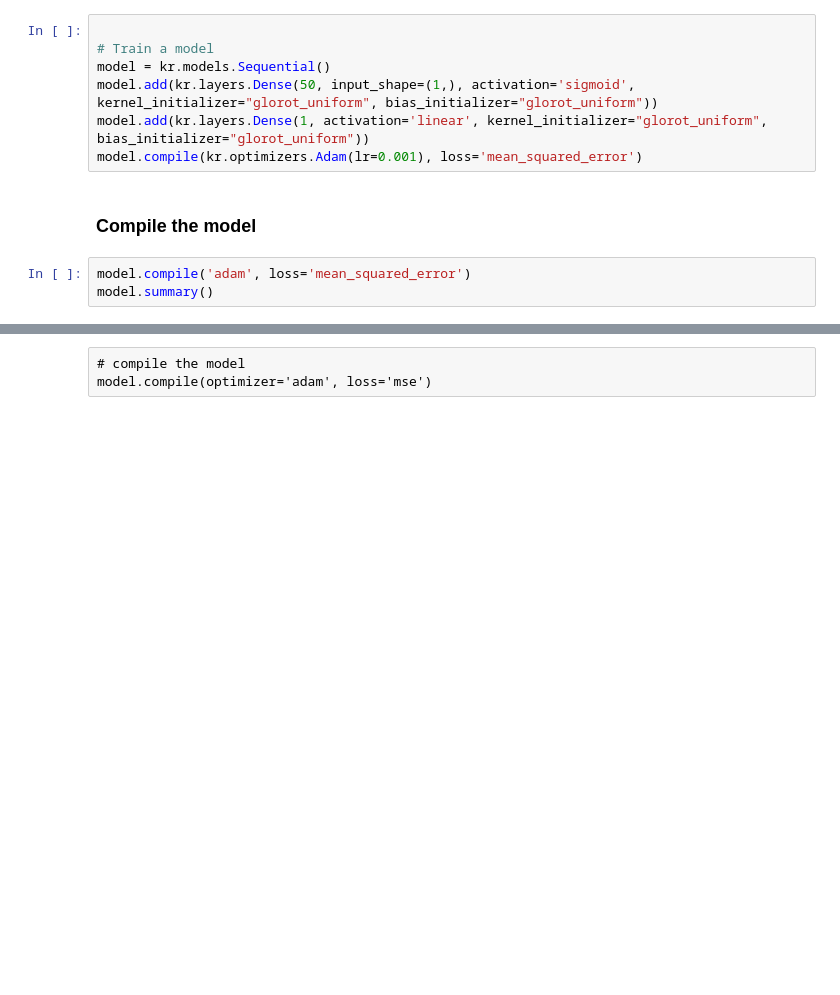
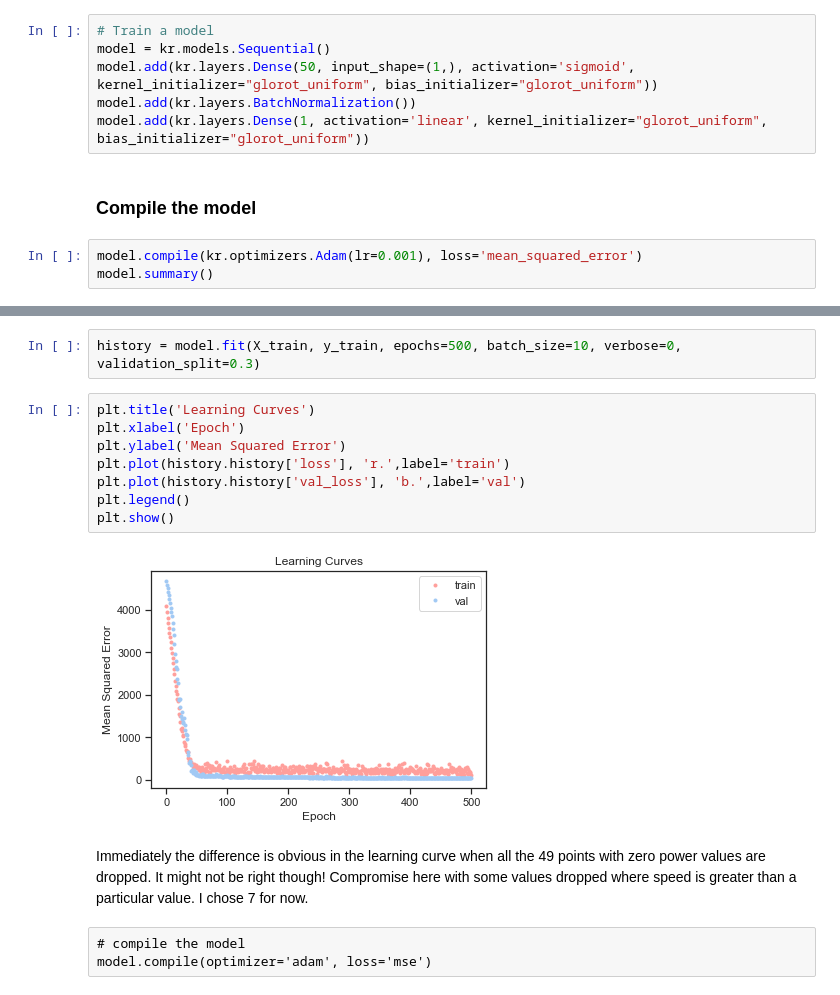
Before and after one commit to angela1C/MLASProject, a Jupyter notebook: speed_power.ipynb, the cells around one changed output, grey strips where cells are left out. Saved outputs shown, nothing was run; the diff lists cells and outputs as text; blank space fills up the shorter version.

```diff
--- a/speed_power.ipynb
+++ b/speed_power.ipynb
@@ -870,15 +970,14 @@ n_features = X_train.shape[1]
 # %% [markdown]
 ### Define the model:
 # %%
-
 # Train a model
 model = kr.models.Sequential()
 model.add(kr.layers.Dense(50, input_shape=(1,), activation='sigmoid', kernel_initializer="glorot_uniform", bias_initializer="glorot_uniform"))
+model.add(kr.layers.BatchNormalization())
 model.add(kr.layers.Dense(1, activation='linear', kernel_initializer="glorot_uniform", bias_initializer="glorot_uniform"))
-model.compile(kr.optimizers.Adam(lr=0.001), loss='mean_squared_error')
 # %% [markdown]
 ### Compile the model
 # %%
-model.compile('adam', loss='mean_squared_error')
+model.compile(kr.optimizers.Adam(lr=0.001), loss='mean_squared_error')
 model.summary()
 # %% [output]
@@ -897,3 +1002,18 @@ _________________________________________________________________
+# %%
+history = model.fit(X_train, y_train, epochs=500, batch_size=10, verbose=0, validation_split=0.3)
+# %%
+plt.title('Learning Curves')
+plt.xlabel('Epoch')
+plt.ylabel('Mean Squared Error')
+plt.plot(history.history['loss'], 'r.',label='train')
+plt.plot(history.history['val_loss'], 'b.',label='val')
+plt.legend()
+plt.show()
+# %% [output]
+[figure, added]
+# %% [markdown]
+Immediately the difference is obvious in the learning curve when all the 49 points with zero power values are dropped. It might not be right though!
+Compromise here with some values dropped where speed is greater than a particular value. I chose 7 for now.
 # %% [raw]
 # compile the model
 model.compile(optimizer='adam', loss='mse')
```
Also changed, not shown: parts of 42 cells of this notebook, 1 other file.
